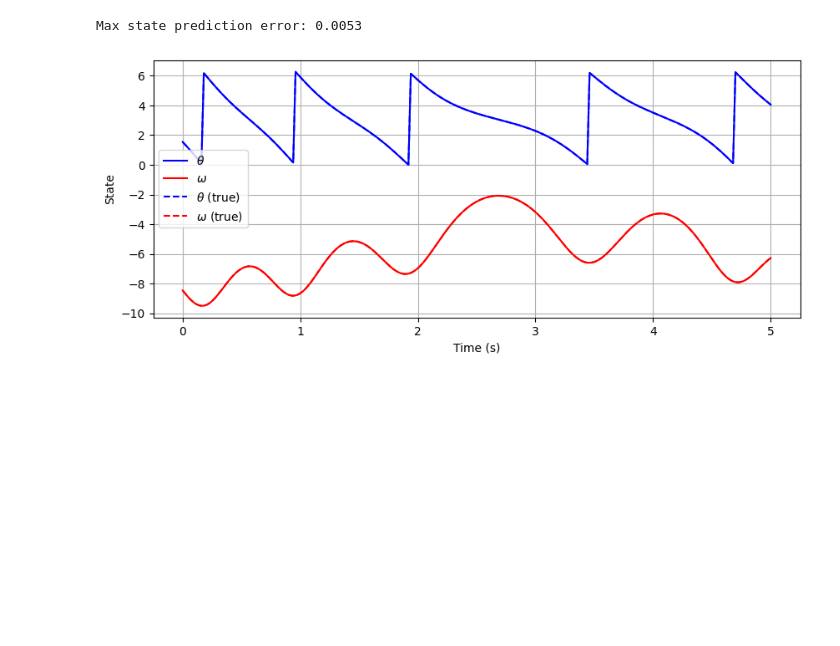
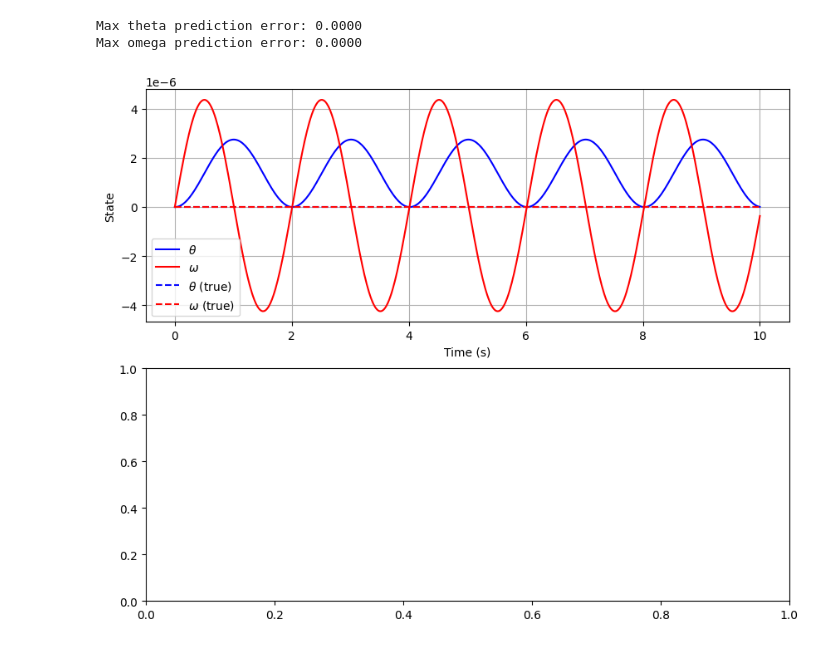
Before and after one commit to micahreich/koopman, a Jupyter notebook: koopman/edmd.ipynb, the cells around one changed output. Drawn from its saved outputs; the diff is of its cells as text; code cells hidden in the pictures; blank space fills up the shorter version.

Commit message:
tried casadi with koopman dynamics

```diff
--- a/koopman/edmd.ipynb
+++ b/koopman/edmd.ipynb
@@ -11,15 +11,6 @@ from koopman.simulation.systems import DynamicalSystem, Pendulum
 from sklearn.preprocessing import PolynomialFeatures
 from spatialmath.base import angle_wrap
 from scipy.ndimage import gaussian_filter1d
-# %%
-xs = np.random.randn(100, 6)
-C = np.array([
-    [1, 0, 0, 0, 0, 0],
-    [0, 1, 0, 0, 0, 0],
-])
-
-ys = einops.einsum(xs, C, 'n z, x z->n x')
-assert np.allclose(ys, xs[:, :2])
 # %%
 def reconstruct_from_pendulum_observables(observable, C):
     if len(observable.shape) == 1:
@@ -104,22 +70,22 @@ K true:
 # Run a simulation with a pendulum
 pendulum = Pendulum(Pendulum.Params(m=1, l=1, g=9.81))
 
-N = 500
+N = 1_000
 theta0 = np.random.uniform(0, 2*np.pi, (N, 1))
 omega0 = np.random.uniform(-5.0, 5.0, (N, 1))
 x0 = np.hstack((theta0, omega0))
 tf = 5.0
 dt = 0.02
 
-smooth_controls = generate_random_smooth_controls(N, int(tf/dt))
+smooth_controls = np.clip(generate_random_smooth_controls(N, int(tf/dt)), -3.0, 3.0)
 
 def u(t, xs):
-    return smooth_controls[:, int(t/dt), :]
+    return np.zeros((N, Pendulum.nu)) #smooth_controls[:, int(t/dt), :]
 
 ts, xhist, uhist = simulate_batch(
     sys=pendulum,
-    tf=5.0,
-    dt=0.02,
+    tf=tf,
+    dt=dt,
     u=u,
     x0=x0
 )
@@ -144,5 +110,7 @@ plt.show()
 # %%
-phis_hist, phis_C = compute_pendulum_observables(xhist)
+phis_hist = Pendulum.koopman_observables(xhist)
+nz = Pendulum.nz
+
 print("Shape of observables:", phis_hist.shape)
 
 n_observables = phis_hist.shape[-1]
@@ -162,6 +130,7 @@ B_lstsq = phis_next
 KB = B_lstsq @ np.linalg.pinv(A_lstsq)
 K = KB[:, :n_observables]
 B = KB[:, n_observables:]
+Cx = compute_Cx(Pendulum.nx, nz)
 
 print("Condition # of K:", np.linalg.cond(K))
 print("# of observables:", phis_hist.shape[-1])
@@ -176,47 +151,56 @@ B shape: (7, 1)
 # %%
 # Take the simulated systems and roll it out with the learned Koopman operator
 x0 = np.array([
-    np.random.uniform(0, 2*np.pi),
-    np.random.uniform(-10.0, 10.0)
-    # np.pi-0.3,
-    # 10.0
+    # np.random.uniform(0, 2*np.pi),
+    # np.random.uniform(-10.0, 10.0)
+    0.0,
+    0.0
 ])
 
 ts, xhist, uhist = simulate(
     sys=pendulum,
-    tf=5.0,
+    tf=10.0,
     dt=0.02,
-    u=lambda t, xs: np.array([2 * np.sin(t)]),
+    u=lambda t, xs: np.zeros(1), #uhist_opt[int(t/0.02), :],
     x0=x0
 )
 
 xhist_pred = np.empty_like(xhist)
 xhist_pred[0] = x0
+phi_curr = Pendulum.koopman_observables(x0)
 
 for i in range(len(ts) - 1):
-    x_curr = xhist[i]
+    x_curr = xhist_pred[i]
     u_curr = uhist[i]
 
-    phi_curr, C = compute_pendulum_observables(x_curr.reshape(1, -1))
-    x_next = reconstruct_from_pendulum_observables(K @ phi_curr + B @ u_curr, C=C)
+    phi_curr = Pendulum.koopman_observables(x_curr)
+    phi_next = K @ phi_curr + B @ u_curr
+
+    x_next = Cx @ phi_next
     xhist_pred[i+1] = x_next
+    # phi_curr = phi_next
 
-max_pred_error = np.amax(np.linalg.norm(xhist_pred - xhist, axis=0))
-print(f"Max state prediction error: {max_pred_error:.4f}")
+theta_error = angle_wrap(xhist_pred[:, 0] - xhist[:, 0])
+omega_error = xhist_pred[:, 1] - xhist[:, 1]
+
+print(f"Max theta prediction error: {np.max(np.abs(theta_error)):.4f}")
+print(f"Max omega prediction error: {np.max(np.abs(omega_error)):.4f}")
+# print(f"Max state prediction error: {max_pred_error:.4f}")
 # %% [output]
-Max state prediction error: 0.0053
+Max theta prediction error: 0.0000
+Max omega prediction error: 0.0000
 # %%
-fig, ax = plt.subplots(1, 1, figsize=(10, 4))
-ax.plot(ts, angle_wrap(xhist_pred[:, 0], "0:2pi"), label=r'$\theta$', c='blue')
-ax.plot(ts, xhist_pred[:, 1], label=r'$\omega$', c='red')
+fig, ax = plt.subplots(2, 1, figsize=(10, 8))
+ax[0].plot(ts, xhist_pred[:, 0], label=r'$\theta$', c='blue')
+ax[0].plot(ts, xhist_pred[:, 1], label=r'$\omega$', c='red')
 
-ax.plot(ts, angle_wrap(xhist[:, 0], "0:2pi"), '--', label=r'$\theta$ (true)', c='blue')
-ax.plot(ts, xhist[:, 1], '--', label=r'$\omega$ (true)', c='red')
+ax[0].plot(ts, angle_wrap(xhist[:, 0], "0:2pi"), '--', label=r'$\theta$ (true)', c='blue')
+ax[0].plot(ts, xhist[:, 1], '--', label=r'$\omega$ (true)', c='red')
 
-ax.legend()
-ax.grid(True)
-ax.set_xlabel('Time (s)')
-ax.set_ylabel('State')
+ax[0].legend()
+ax[0].grid(True)
+ax[0].set_xlabel('Time (s)')
+ax[0].set_ylabel('State')
 plt.show()
 # %% [output]
-[figure, old version]
+[figure, new version]
```
Also changed, not shown: parts of 5 cells of this notebook, 3 other files.
